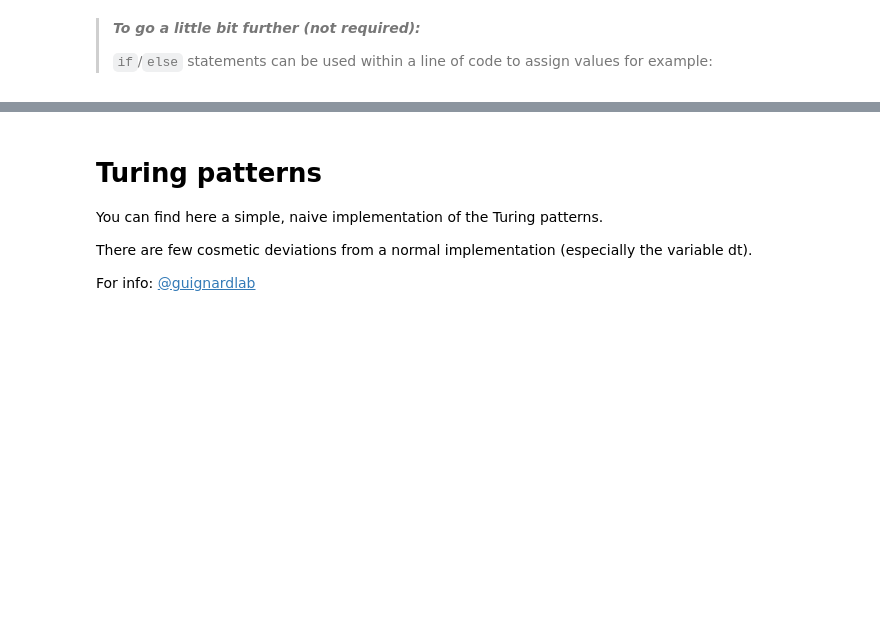
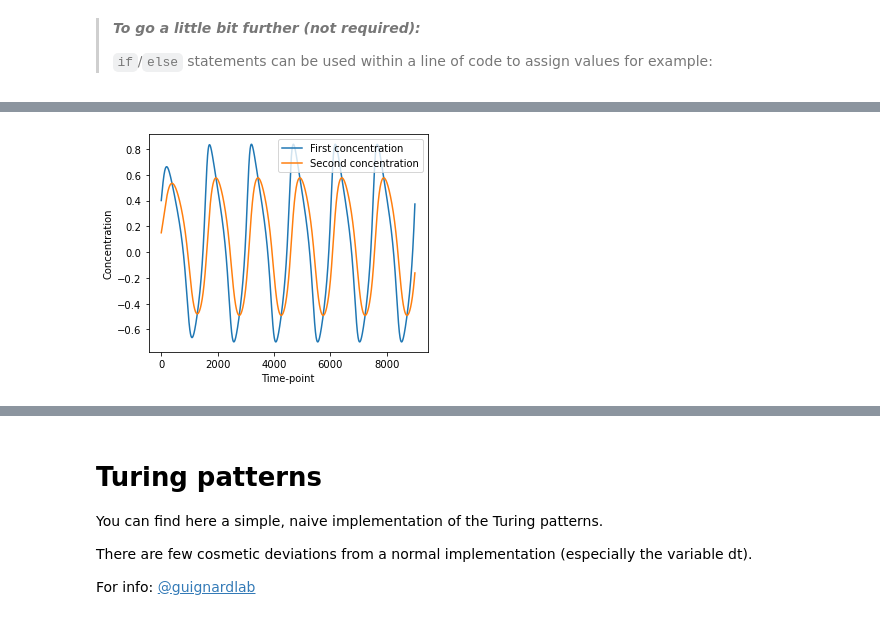
Before and after one commit to GuignardLab/CenTuri-Course, a Jupyter notebook: Turing-course.ipynb, the cells around one changed output, grey strips where cells are left out. Saved outputs shown, nothing was run; the diff lists cells and outputs as text; code cells hidden in the pictures; blank space fills up the shorter version.

```diff
--- a/Turing-course.ipynb
+++ b/Turing-course.ipynb
@@ -542,0 +651,10 @@ for iterator in iteration_
+# %%
+a = 2.8e-4
+b = 5e-3
+tau = .1
+k = -.005
+size = 100
+dx = 2. / size
+T = 9.0
+dt = .001
+n = int(T / dt)
@@ -542,0 +832,5 @@ for iterator in iteration_
+# %%
+A, I = answer_results(4, A=0.4, I=0.15, dt=.01, k=.05, tau=2, n=n)
+plot_concentration_1cell(A, I)
+# %% [output]
+[figure, added]
```
Also changed, not shown: parts of 46 cells of this notebook, 1 other file.
